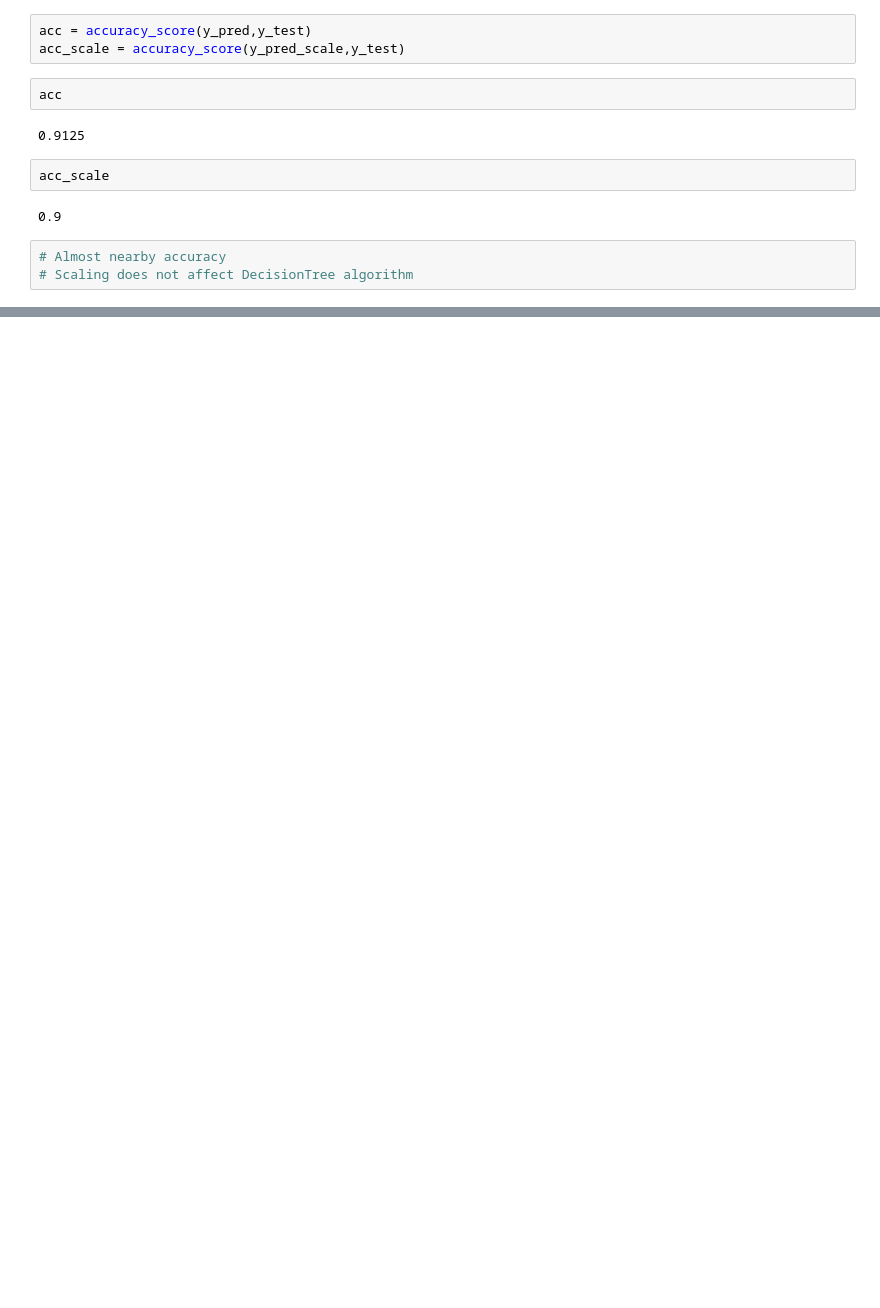
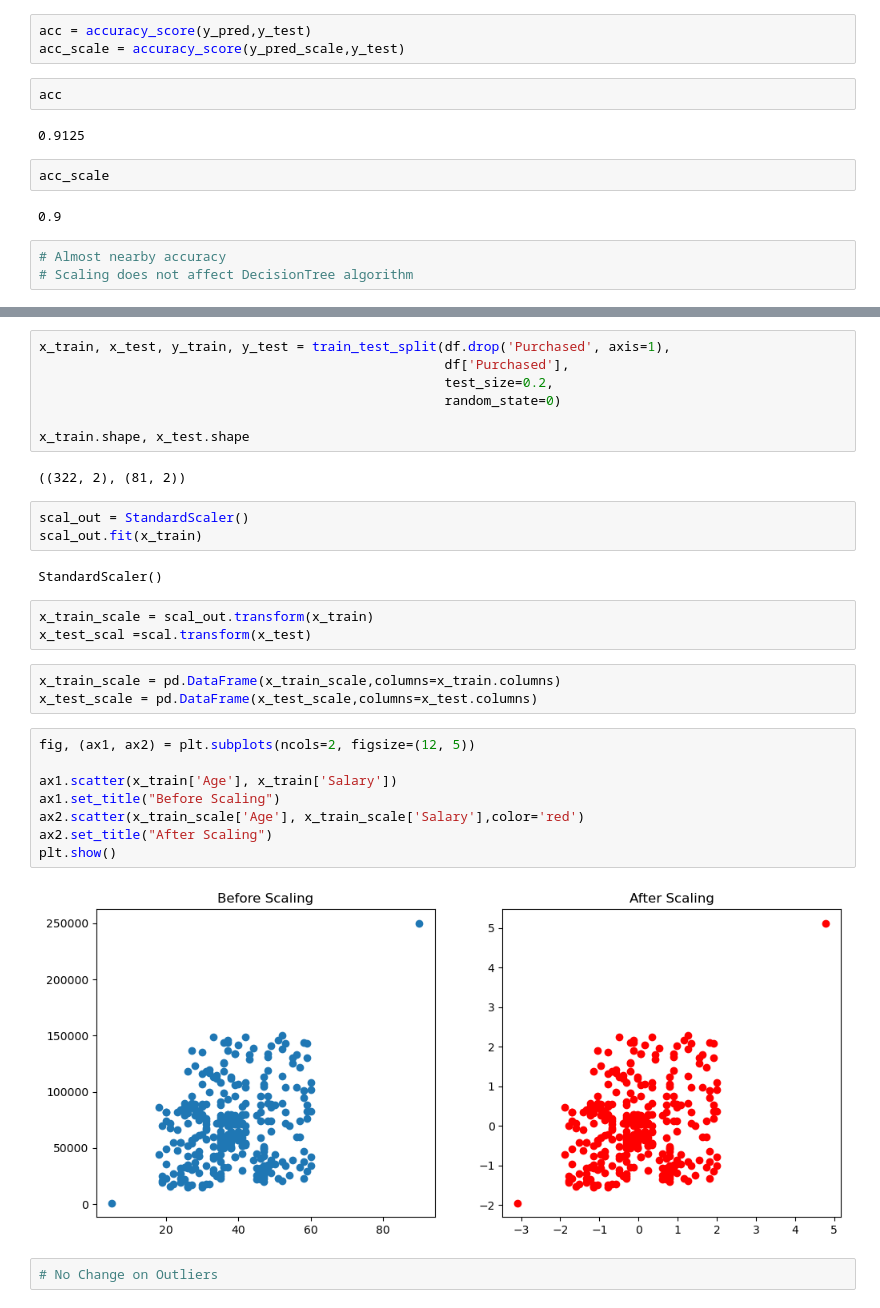
Before and after one commit to Khushi130404/Standardize_Purchase, a Jupyter notebook: purchase_predict.ipynb, the cells around one changed output, grey strips where cells are left out. Cells and saved outputs as stored; diff of their text form; blank space fills up the shorter version.

```diff
--- a/purchase_predict.ipynb
+++ b/purchase_predict.ipynb
@@ -238,0 +250,32 @@ acc_scale
+# %%
+x_train, x_test, y_train, y_test = train_test_split(df.drop('Purchased', axis=1),
+                                                    df['Purchased'],
+                                                    test_size=0.2,
+                                                    random_state=0)
+
+x_train.shape, x_test.shape
+# %% [output]
+((322, 2), (81, 2))
+# %%
+scal_out = StandardScaler()
+scal_out.fit(x_train)
+# %% [output]
+StandardScaler()
+# %%
+x_train_scale = scal_out.transform(x_train)
+x_test_scal =scal.transform(x_test)
+# %%
+x_train_scale = pd.DataFrame(x_train_scale,columns=x_train.columns)
+x_test_scale = pd.DataFrame(x_test_scale,columns=x_test.columns)
+# %%
+fig, (ax1, ax2) = plt.subplots(ncols=2, figsize=(12, 5))
+
+ax1.scatter(x_train['Age'], x_train['Salary'])
+ax1.set_title("Before Scaling")
+ax2.scatter(x_train_scale['Age'], x_train_scale['Salary'],color='red')
+ax2.set_title("After Scaling")
+plt.show()
+# %% [output]
+[figure, added]
+# %%
+# No Change on Outliers
```
Also changed, not shown: parts of 4 cells of this notebook.
